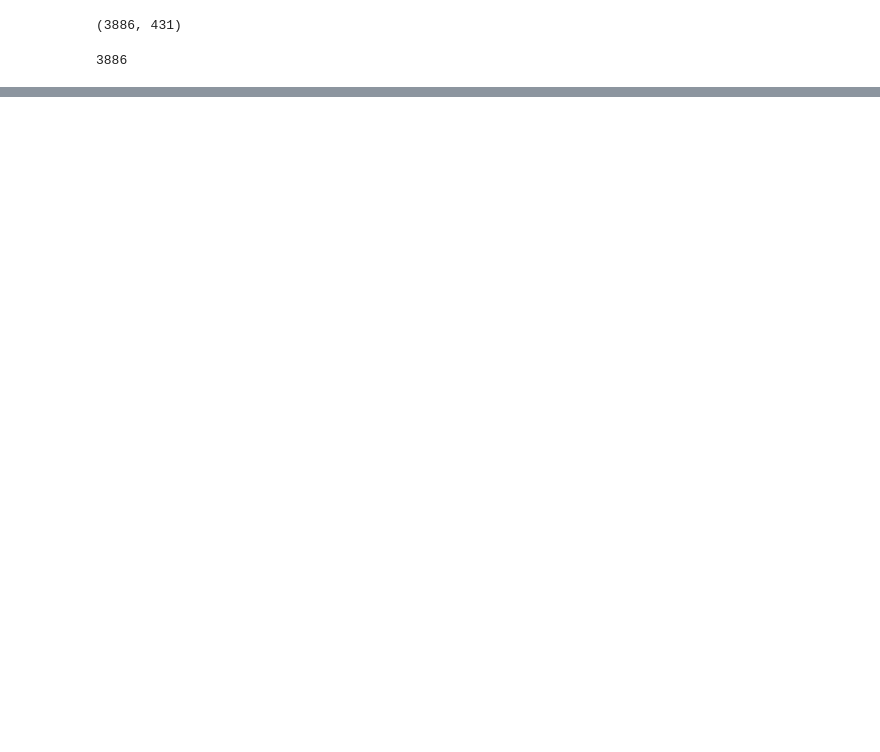
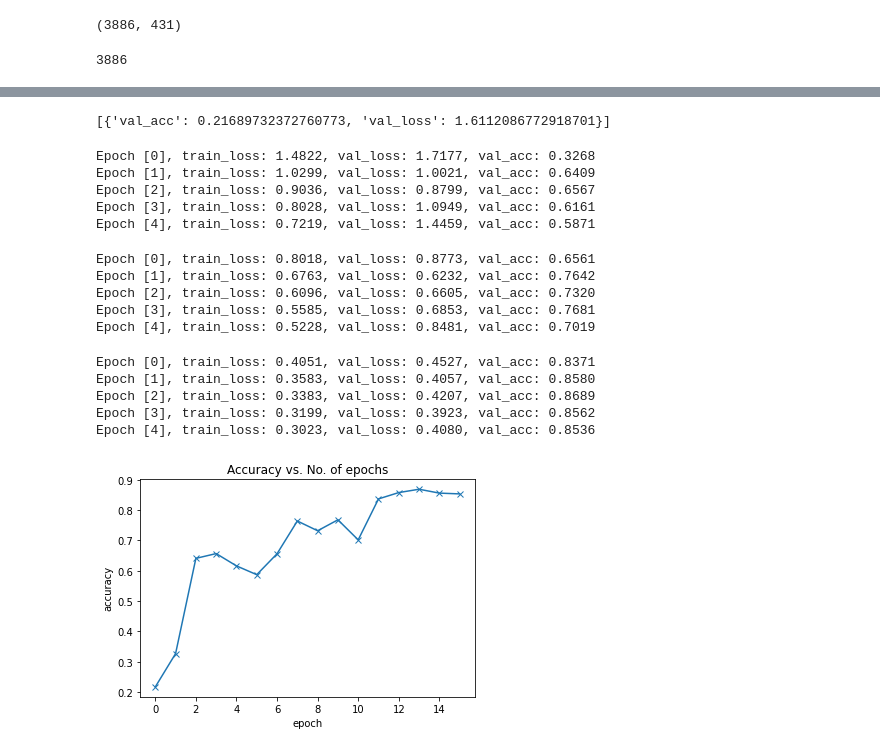
Before and after one commit to PradyumnaCharate/Flower-Species-Recognition, a Jupyter notebook: Deep_Learning_Project.ipynb, the cells around one changed output, grey strips where cells are left out. Drawn from its saved outputs; the diff is of its cells as text; code cells hidden in the pictures; blank space fills up the shorter version.

```diff
--- a/Deep_Learning_Project.ipynb
+++ b/Deep_Learning_Project.ipynb
@@ -93,0 +263,40 @@ show_batch(train_dl)
+# %%
+history = [evaluate(model, val_dl)]
+history
+# %% [output]
+[{'val_acc': 0.21689732372760773, 'val_loss': 1.6112086772918701}]
+# %%
+history += fit(5,0.001,model,train_dl,val_dl,torch.optim.Adam)
+# %% [output]
+Epoch [0], train_loss: 1.4822, val_loss: 1.7177, val_acc: 0.3268
+Epoch [1], train_loss: 1.0299, val_loss: 1.0021, val_acc: 0.6409
+Epoch [2], train_loss: 0.9036, val_loss: 0.8799, val_acc: 0.6567
+Epoch [3], train_loss: 0.8028, val_loss: 1.0949, val_acc: 0.6161
+Epoch [4], train_loss: 0.7219, val_loss: 1.4459, val_acc: 0.5871
+# %%
+history += fit(5,0.001,model,train_dl,val_dl,torch.optim.Adam)
+# %% [output]
+Epoch [0], train_loss: 0.8018, val_loss: 0.8773, val_acc: 0.6561
+Epoch [1], train_loss: 0.6763, val_loss: 0.6232, val_acc: 0.7642
+Epoch [2], train_loss: 0.6096, val_loss: 0.6605, val_acc: 0.7320
+Epoch [3], train_loss: 0.5585, val_loss: 0.6853, val_acc: 0.7681
+Epoch [4], train_loss: 0.5228, val_loss: 0.8481, val_acc: 0.7019
+# %%
+history += fit(5,0.0001,model,train_dl,val_dl,torch.optim.Adam)
+# %% [output]
+Epoch [0], train_loss: 0.4051, val_loss: 0.4527, val_acc: 0.8371
+Epoch [1], train_loss: 0.3583, val_loss: 0.4057, val_acc: 0.8580
+Epoch [2], train_loss: 0.3383, val_loss: 0.4207, val_acc: 0.8689
+Epoch [3], train_loss: 0.3199, val_loss: 0.3923, val_acc: 0.8562
+Epoch [4], train_loss: 0.3023, val_loss: 0.4080, val_acc: 0.8536
+# %%
+def plot_accuracies(history):
+    accuracies = [x['val_acc'] for x in history]
+    plt.plot(accuracies, '-x')
+    plt.xlabel('epoch')
+    plt.ylabel('accuracy')
+    plt.title('Accuracy vs. No. of epochs');
+# %%
+plot_accuracies(history)
+# %% [output]
+[figure, added]
```
Also changed, not shown: parts of 25 cells of this notebook.
